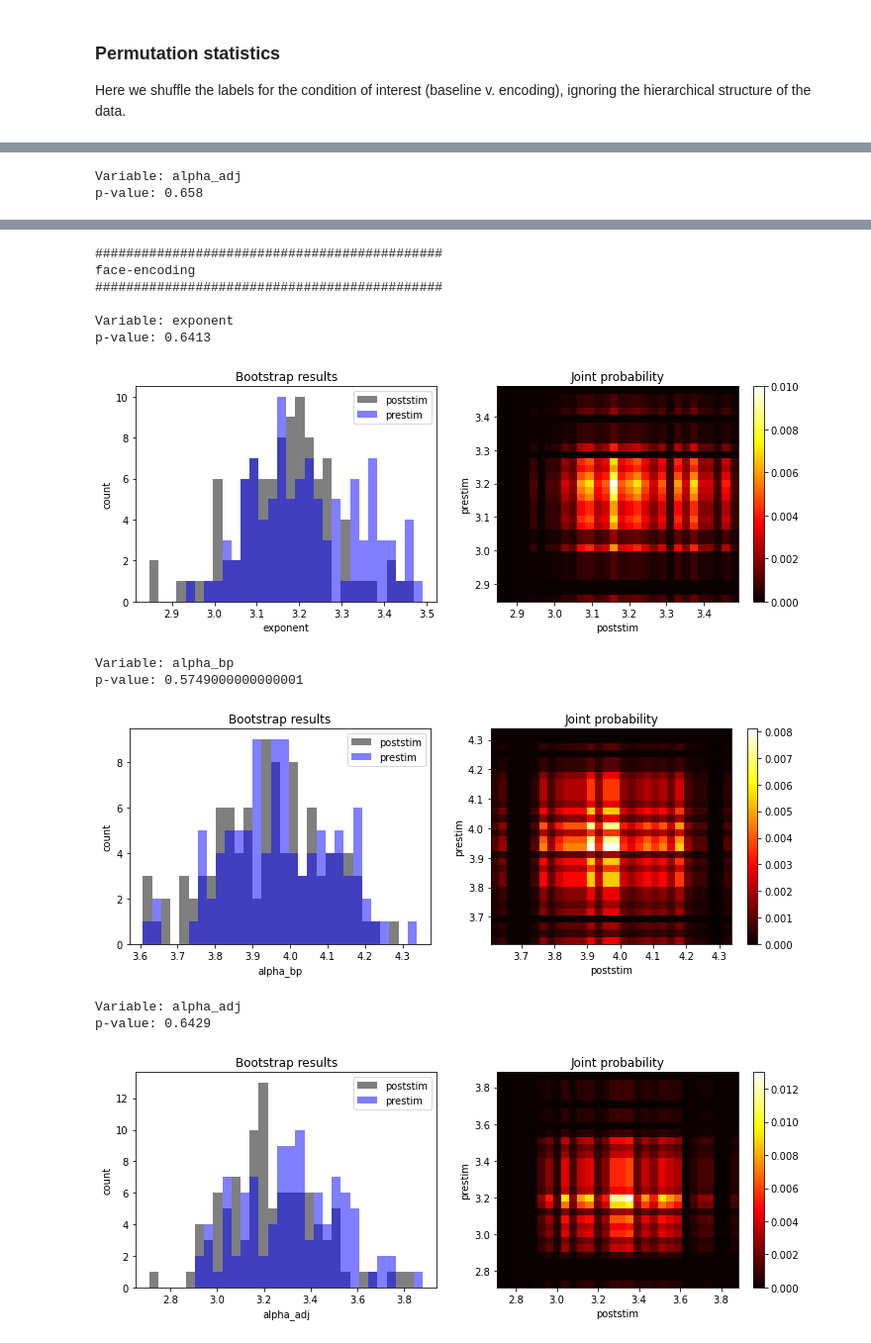
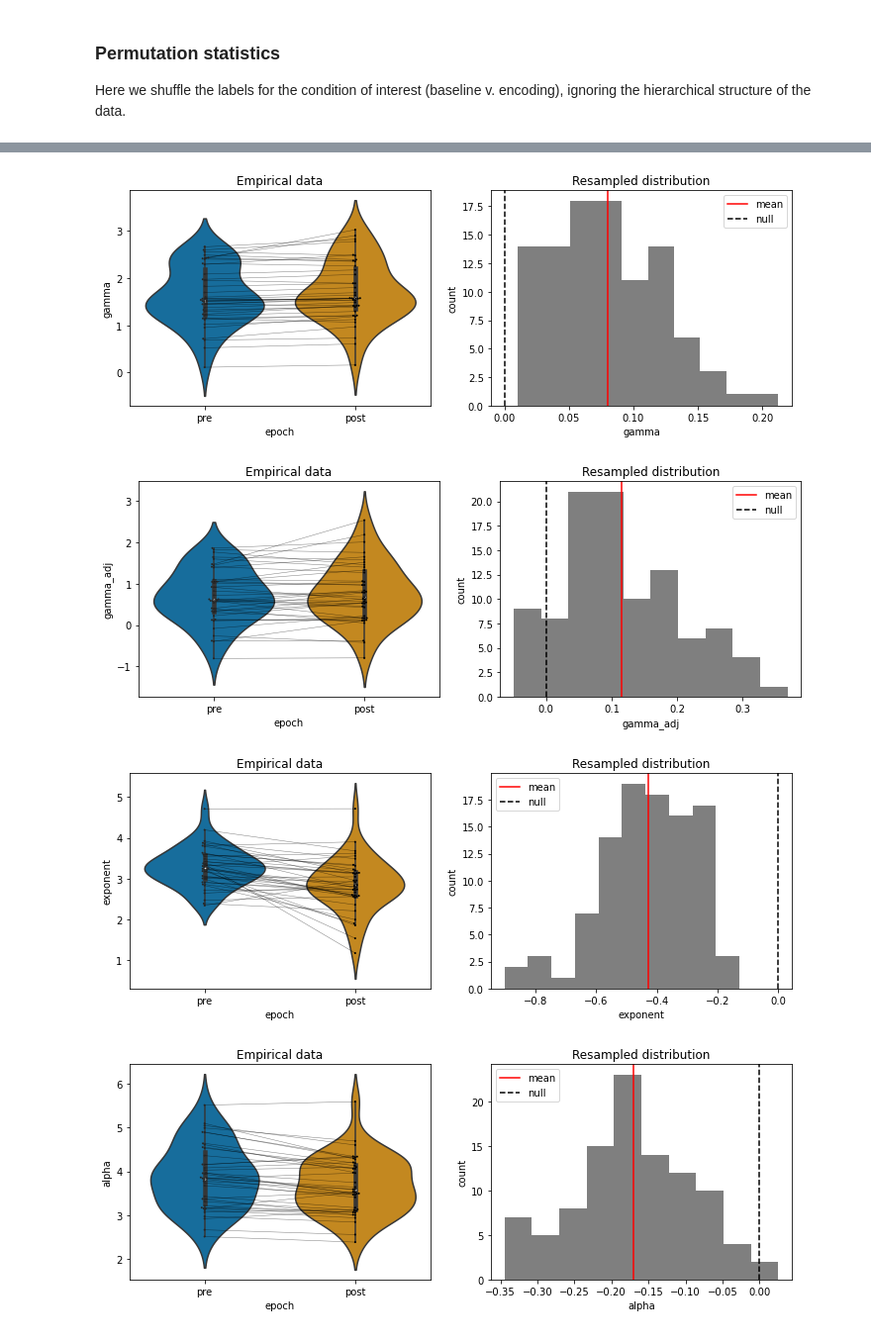
Before and after one commit to voytekresearch/oscillation_vs_exponent, a Jupyter notebook: notebooks/hierarchical_bootstrap.ipynb, the cells around one changed output, grey strips where cells are left out. Shown at 99% size. Saved outputs shown, nothing was run; the diff lists cells and outputs as text; code cells hidden in the pictures.

```diff
--- a/notebooks/hierarchical_bootstrap.ipynb
+++ b/notebooks/hierarchical_bootstrap.ipynb
@@ -30,10 +33,7 @@ VAR = 'exponent' # variable to analyze
 # %%
 # load spectral parameterization results
 results = pd.read_csv(f"{PROJECT_PATH}/data/results/spectral_parameters.csv", index_col=0)
-
-# log-transform power valies
-results['alpha_bp'] = np.log10(results['alpha_bp'])
-results['alpha_adj'] = np.log10(results['alpha_adj'])
+results.drop(columns='index', inplace=True)
 
 # show
 print(results.shape)
@@ -55,9 +56,9 @@ results.head()
 task_modulated_channels = pd.read_csv(f"{PROJECT_PATH}/data/results/ieeg_modulated_channels.csv", index_col=0)
 
 # join info with results
-df_merge = pd.merge(results, task_modulated_channels, on=['patient','chan_idx','material','memory'])
+df_merge = pd.merge(results, task_modulated_channels, on=['patient','chan_idx'])
 
 # get task-modulated channel results only
-results = df_merge.loc[df_merge['sig']]
+results = df_merge.loc[df_merge['sig_all']].reset_index(drop=True)
 results
 # %% [output]
@@ -190,22 +191,24 @@ level 2: patient
 level 3: channel
 # %%
 # apply hierarchical bootstrap for each trial type and variable oF interest
+features = ['exponent', 'alpha', 'alpha_adj', 'gamma', 'gamma_adj']
+
 for df, material in zip([df_w, df_f],['word-encoding','face-encoding']):
     # display progress
     print("#############################################")
     print(material)
     print("#############################################")
 
-    # drop nan values
-    df_r = df.copy()
-    df_r = df_r.dropna(subset=['exponent','alpha_bp','alpha_adj'])
+    for feature in features:
+        # display progress
+        print(f"\nVariable: {feature}")
 
-    for variable in ['exponent', 'alpha_bp','alpha_adj']:
-        # display progress
-        print(f"\nVariable: {variable}")
+        # drop nan values
+        df_r = df.copy()
+        df_r = df_r.dropna(subset=feature)
 
         # apply hierarchical bootstrap
-        p_value, joint_prob, bin_edges, distribution_0, distribution_1 = run_hierarchical_bootstrap(df_r, variable, 'epoch', 'patient', 'chan_idx', 100)
+        run_hb(df_r, feature, 'epoch', 'patient', 'chan_idx', 100)
 # %% [output]
 #############################################
 word-encoding
@@ -220,2 +231,0 @@ p-value: 0.6907000000000001
-Variable: alpha_adj
-p-value: 0.658
@@ -223,13 +233,4 @@ p-value: 0.658
-#############################################
-face-encoding
-#############################################
-
-Variable: exponent
-p-value: 0.6413
-[figure, old version]
+[figure, new version]
-Variable: alpha_bp
-p-value: 0.5749000000000001
-[figure, old version]
+[figure, new version]
-Variable: alpha_adj
-p-value: 0.6429
-[figure, old version]
+[figure, new version]
+[figure, added]
```
Also changed, not shown: parts of 16 cells of this notebook.
